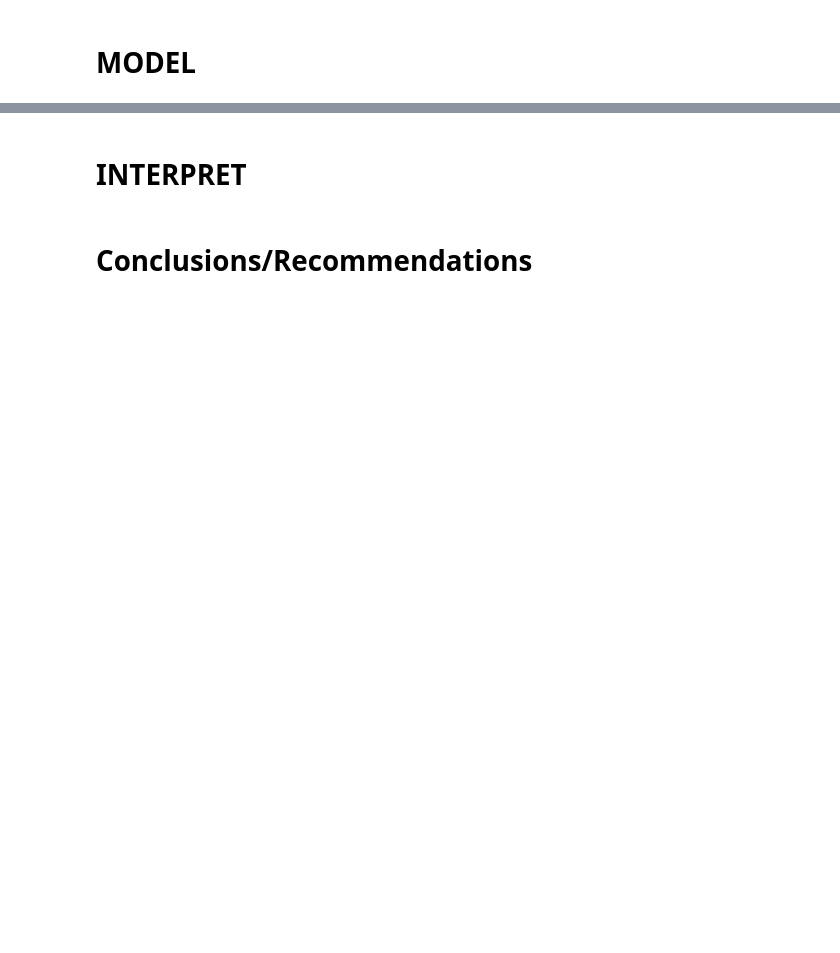
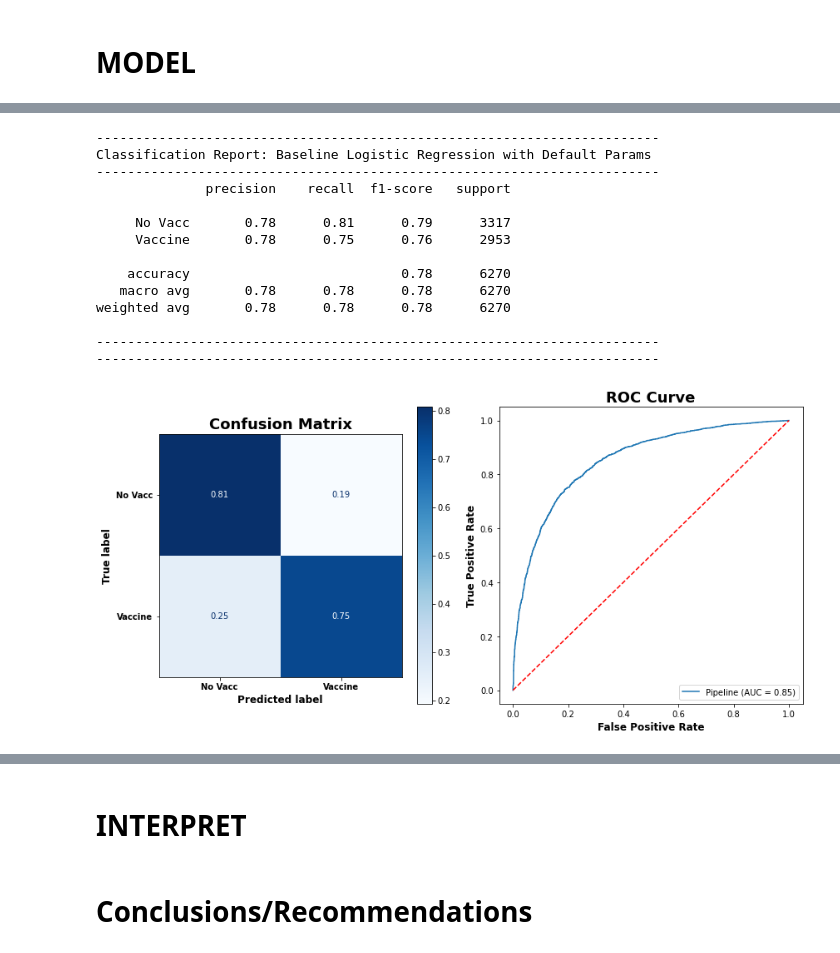
Before and after one commit to zero731/Predicting_Flu_Vaccination_Status, a Jupyter notebook: Seasonal_Flu.ipynb, the cells around one changed output, grey strips where cells are left out. Cells and saved outputs as stored; diff of their text form; code cells hidden in the pictures; blank space fills up the shorter version.

Commit message:
baseline and tuned models

```diff
--- a/Seasonal_Flu.ipynb
+++ b/Seasonal_Flu.ipynb
@@ -570,7 +566,7 @@ cat_cols
 # %%
 ## columns to be treated as numeric in pipeline are all the remaining cols in X
  # that are not in cat_cols
-num_cols = [col for col in X_train.columns if col not in cat_cols]
+num_cols = [col for col in df.drop('seasonal_vaccine', axis=1).columns if col not in cat_cols]
 num_cols
 # %% [output]
 ['behavioral_avoidance',
@@ -599,8 +660,12 @@ num_transformer
 Pipeline(steps=[('scaler', StandardScaler())])
 # %%
 ## create a pipeline for transforming categorical columns
+# cat_transformer = Pipeline(steps = [('imputer', SimpleImputer(strategy='constant', fill_value='missing'))])
+
 cat_transformer = Pipeline(steps = [('imputer', SimpleImputer(strategy='constant', fill_value='missing')),
-                                    ('encoder', OneHotEncoder(handle_unknown='ignore', sparse=False))])
+                                    ('encoder', OneHotEncoder(handle_unknown='error',
+                                                              sparse=False,
+                                                              drop='if_binary'))])
 cat_transformer
 # %% [output]
 Pipeline(steps=[('imputer',
@@ -844,0 +874,7 @@ sns.heatmap(corr, annot=True, cmap='Blues', mask=mask);
+# %%
+from sklearn.linear_model import LogisticRegression
+## Use preprocessor as the first step in Logistic Regression modeling Pipeline
+logreg = Pipeline(steps=[('preprocessing', preprocessing),
+                          ('logreg', LogisticRegression())])
+
+logreg.fit(X_train, y_train)
@@ -844,0 +906,18 @@ sns.heatmap(corr, annot=True, cmap='Blues', mask=mask);
+# %%
+eval_classifier(logreg, X_test, y_test, model_descr='Baseline Logistic Regression with Default Params')
+# %% [output]
+------------------------------------------------------------------------
+Classification Report: Baseline Logistic Regression with Default Params
+------------------------------------------------------------------------
+              precision    recall  f1-score   support
+
+     No Vacc       0.78      0.81      0.79      3317
+     Vaccine       0.78      0.75      0.76      2953
+
+    accuracy                           0.78      6270
+   macro avg       0.78      0.78      0.78      6270
+weighted avg       0.78      0.78      0.78      6270
+
+------------------------------------------------------------------------
+------------------------------------------------------------------------
+[figure, added]
```
Also changed, not shown: parts of 84 cells of this notebook, 1 other file.
